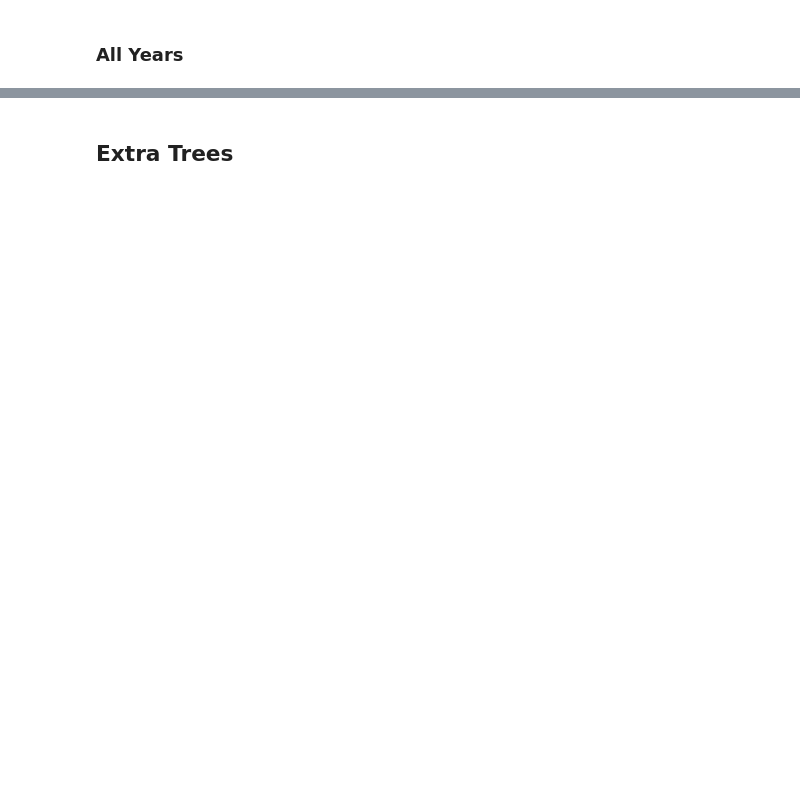
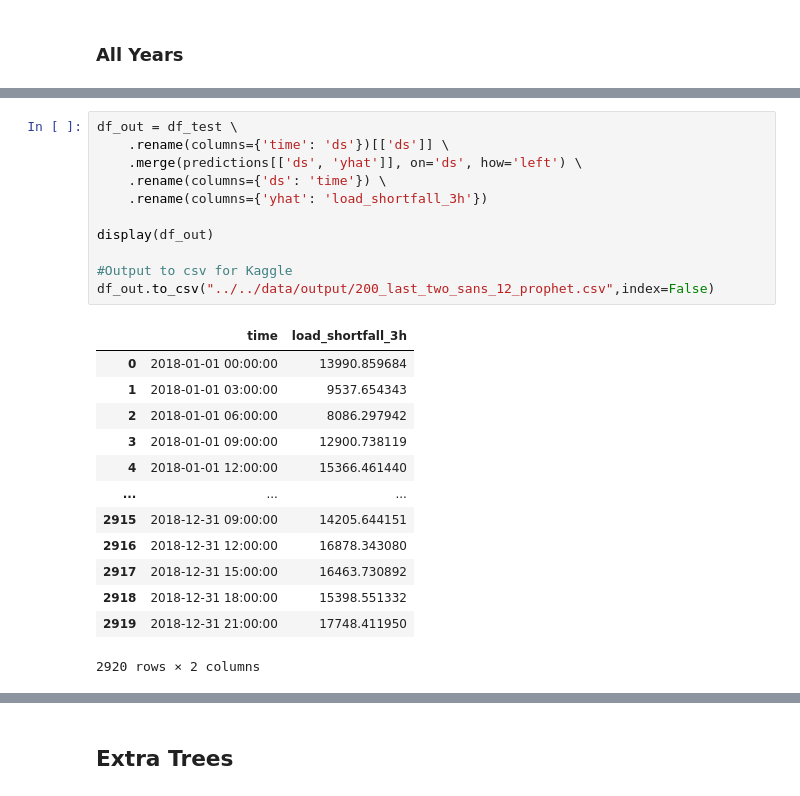
Before and after one commit to JohnnyFoulds/paula, a Jupyter notebook: notebooks/phase_02/200_rethink.ipynb, the cells around one changed output, grey strips where cells are left out. Saved outputs shown, nothing was run; the diff lists cells and outputs as text; blank space fills up the shorter version.

```diff
--- a/notebooks/phase_02/200_rethink.ipynb
+++ b/notebooks/phase_02/200_rethink.ipynb
@@ -452,0 +532,25 @@ df_out.to_csv("../../data/output/200_prophet.csv",index=False)
+# %%
+df_out = df_test \
+    .rename(columns={'time': 'ds'})[['ds']] \
+    .merge(predictions[['ds', 'yhat']], on='ds', how='left') \
+    .rename(columns={'ds': 'time'}) \
+    .rename(columns={'yhat': 'load_shortfall_3h'})
+
+display(df_out)
+
+#Output to csv for Kaggle
+df_out.to_csv("../../data/output/200_last_two_sans_12_prophet.csv",index=False)
+# %% [output]
+|  | time | load_shortfall_3h |
+| 0 | 2018-01-01 00:00:00 | 13990.859684 |
+| 1 | 2018-01-01 03:00:00 | 9537.654343 |
+| 2 | 2018-01-01 06:00:00 | 8086.297942 |
+| 3 | 2018-01-01 09:00:00 | 12900.738119 |
+| 4 | 2018-01-01 12:00:00 | 15366.461440 |
+| ... | ... | ... |
+| 2915 | 2018-12-31 09:00:00 | 14205.644151 |
+| 2916 | 2018-12-31 12:00:00 | 16878.343080 |
+| 2917 | 2018-12-31 15:00:00 | 16463.730892 |
+| 2918 | 2018-12-31 18:00:00 | 15398.551332 |
+| 2919 | 2018-12-31 21:00:00 | 17748.411950 |
+2920 rows × 2 columns
```
Also changed, not shown: parts of 19 cells of this notebook, 3 other files.
